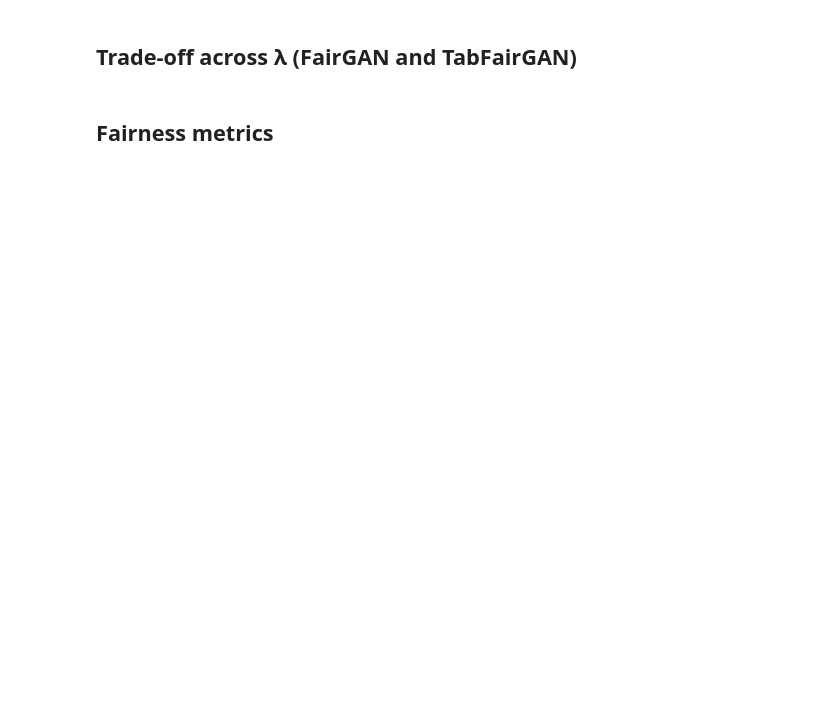
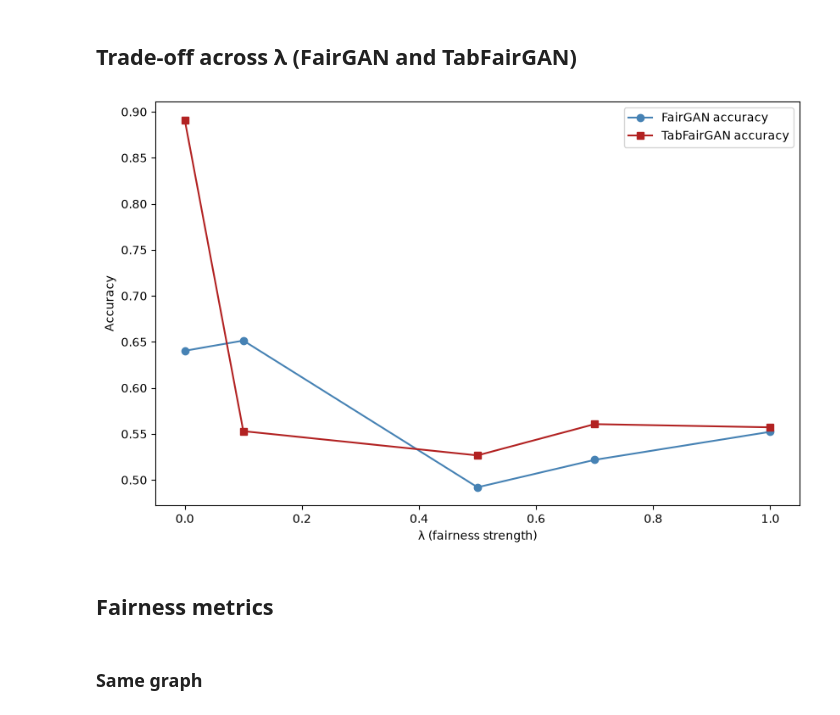
Before and after one commit to saramaggie/fair-synthetic-data-gen, a Jupyter notebook: Notebook_Classify_Eval.ipynb, the cells around one changed output. Cells and saved outputs as stored; diff of their text form; code cells hidden in the pictures; blank space fills up the shorter version.

```diff
--- a/Notebook_Classify_Eval.ipynb
+++ b/Notebook_Classify_Eval.ipynb
@@ -460,34 +545,36 @@ plt.show()
 # %%
 fairgan_labels = [x for x in final_df.index if "FairGAN" in x and "Tab" not in x]
 fairgan_lambdas = [0.0, 0.1, 0.5, 0.7, 1.0]
 
 tabfairgan_labels = [x for x in final_df.index if "TabFairGAN" in x]
 tabfairgan_lambdas = [0.0, 0.1, 0.5, 0.7, 1.0]
 
 fairgan_accuracy = final_df.loc[fairgan_labels, "accuracy"]
 tabfairgan_accuracy = final_df.loc[tabfairgan_labels, "accuracy"]
 
 fig, ax1 = plt.subplots(figsize=(8.5, 5.5))
 ax1.plot(
     fairgan_lambdas,
     fairgan_accuracy,
     marker="o",
     color="steelblue",
     label="FairGAN accuracy",
 )
 ax1.plot(
     tabfairgan_lambdas,
     tabfairgan_accuracy,
     marker="s",
     color="firebrick",
     label="TabFairGAN accuracy",
 )
-ax1.set_xlabel("Lambda (fairness strength)")
+ax1.set_xlabel("λ (fairness strength)")
 ax1.set_ylabel("Accuracy")
-ax1.set_title("Utility vs. λ")
+# ax1.set_title("Utility vs. λ")
 ax1.legend()
 plt.tight_layout()
-plt.savefig("figures/lambda_tradeoff.png")
+plt.savefig(f"{figure_folder}/lambda_tradeoff.{img_format}", dpi=300)
 plt.show()
+# %% [output]
+[figure, added]
 # %% [markdown]
 ## Fairness metrics
@@ -493,0 +600,2 @@ plt.show()
+# %% [markdown]
+### Same graph
```
Also changed, not shown: parts of 25 cells of this notebook, 1 other file.
